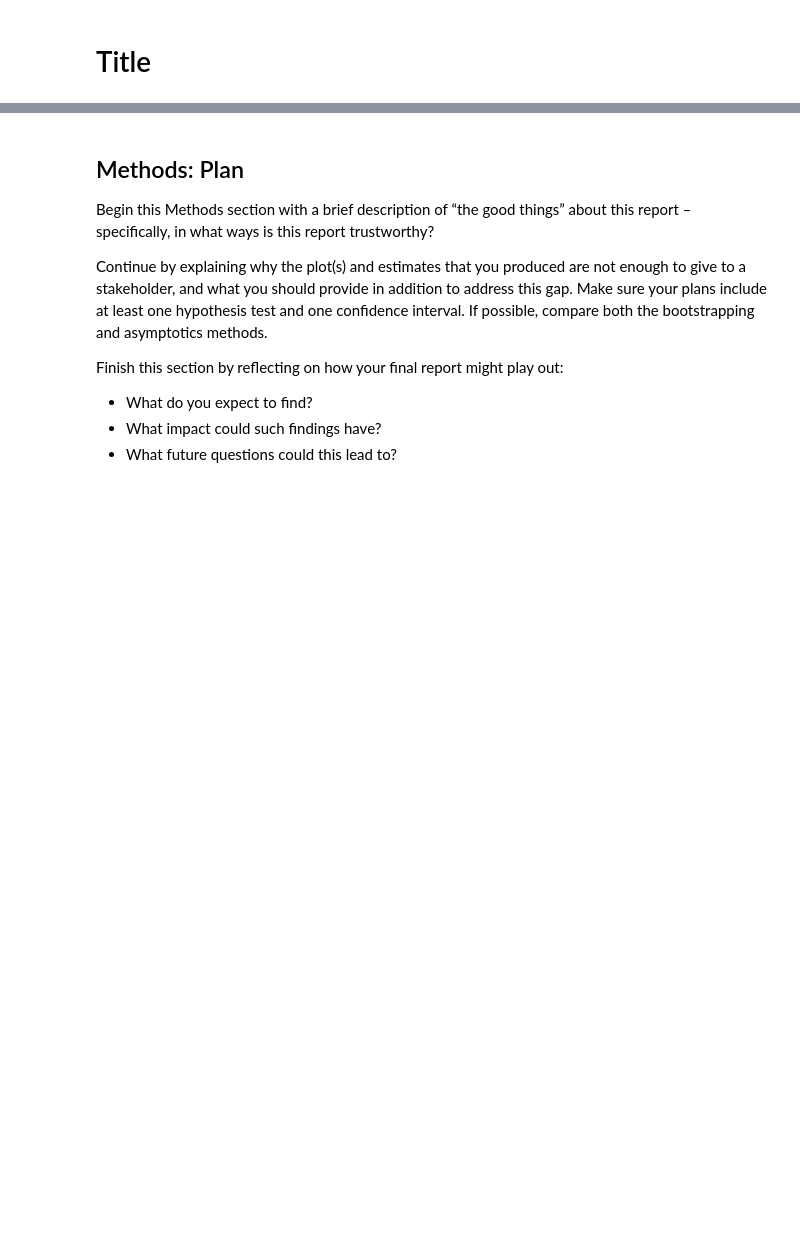
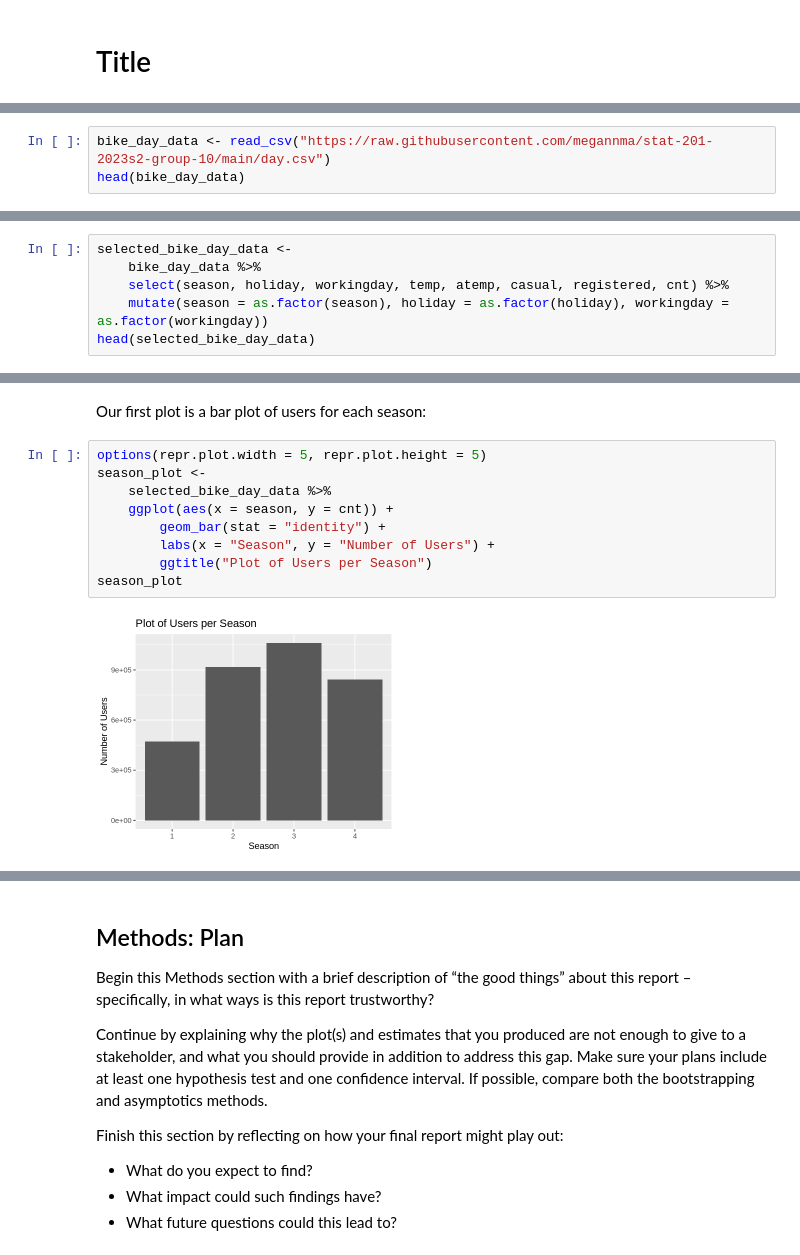
Before and after one commit to megannma/stat-201-2023s2-group-10, a Jupyter notebook: project_proposal.ipynb, the cells around one changed output, grey strips where cells are left out. Saved outputs shown, nothing was run; the diff lists cells and outputs as text; blank space fills up the shorter version.

```diff
--- a/project_proposal.ipynb
+++ b/project_proposal.ipynb
@@ -17,0 +29,3 @@ Also, be sure to frame your question/objectives in terms of what is already know
+# %%
+bike_day_data <- read_csv("https://raw.githubusercontent.com/megannma/stat-201-2023s2-group-10/main/day.csv")
+head(bike_day_data)
@@ -17,0 +52,6 @@ Also, be sure to frame your question/objectives in terms of what is already know
+# %%
+selected_bike_day_data <-
+    bike_day_data %>%
+    select(season, holiday, workingday, temp, atemp, casual, registered, cnt) %>%
+    mutate(season = as.factor(season), holiday = as.factor(holiday), workingday = as.factor(workingday))
+head(selected_bike_day_data)
@@ -17,0 +68,13 @@ Also, be sure to frame your question/objectives in terms of what is already know
+# %% [markdown]
+Our first plot is a bar plot of users for each season:
+# %%
+options(repr.plot.width = 5, repr.plot.height = 5)
+season_plot <-
+    selected_bike_day_data %>%
+    ggplot(aes(x = season, y = cnt)) +
+        geom_bar(stat = "identity") +
+        labs(x = "Season", y = "Number of Users") +
+        ggtitle("Plot of Users per Season")
+season_plot
+# %% [output]
+[figure, added]
```
Also changed, not shown: parts of 13 cells of this notebook.
